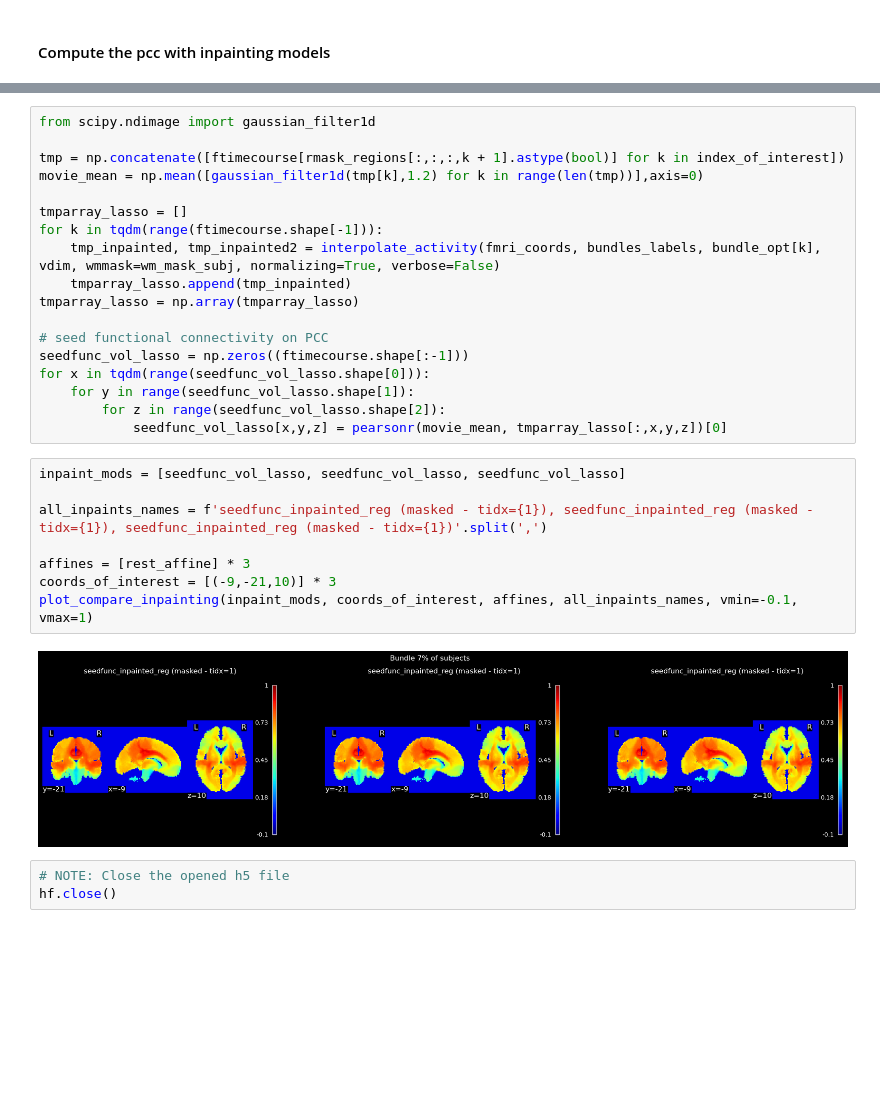
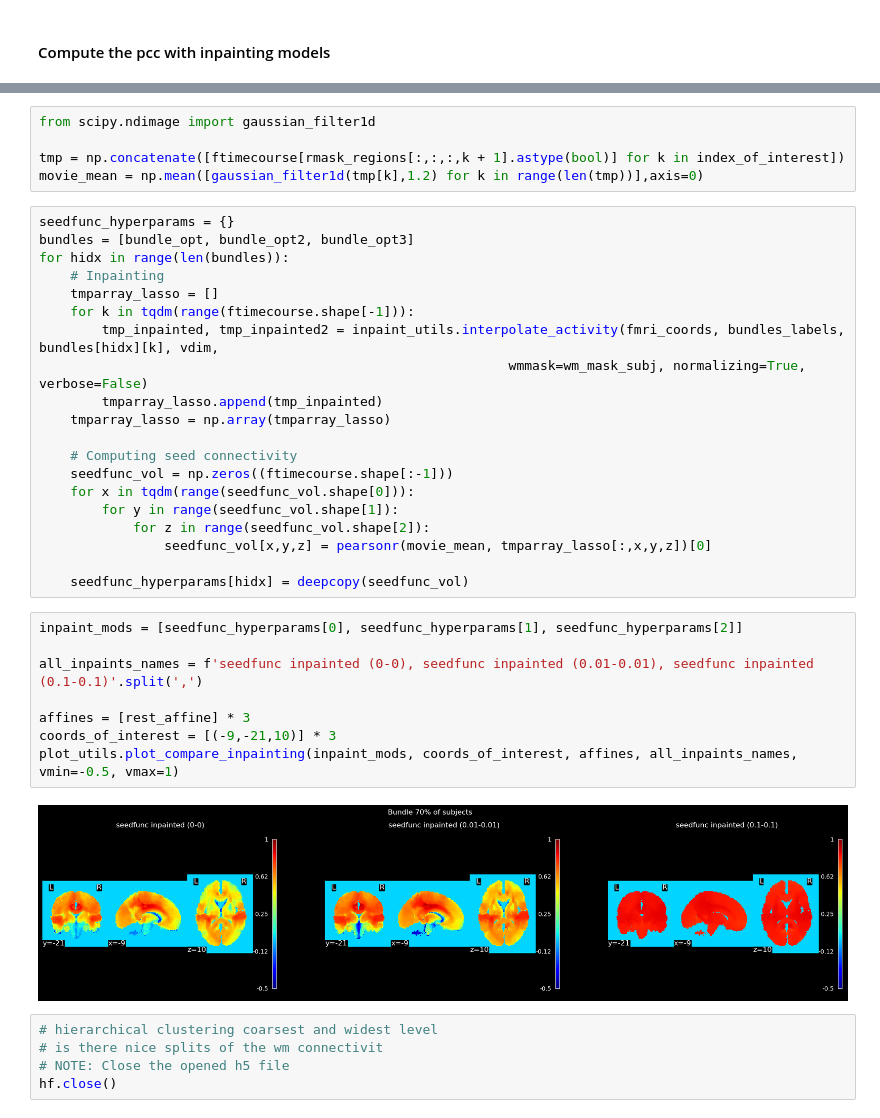
Before and after one commit to miki998/structural_wminpainting, a Jupyter notebook: notebooks/inpainting_connectivity_pcc.ipynb, the cells around one changed output, grey strips where cells are left out. Cells and saved outputs as stored; diff of their text form; blank space fills up the shorter version.

```diff
--- a/notebooks/inpainting_connectivity_pcc.ipynb
+++ b/notebooks/inpainting_connectivity_pcc.ipynb
@@ -88,31 +95,40 @@ rmask_regions = rmask_regions_nifti.get_fdata()
+# %%
+from scipy.ndimage import gaussian_filter1d
+
+tmp = np.concatenate([ftimecourse[rmask_regions[:,:,:,k + 1].astype(bool)] for k in index_of_interest])
+movie_mean = np.mean([gaussian_filter1d(tmp[k],1.2) for k in range(len(tmp))],axis=0)
 # %%
-from scipy.ndimage import gaussian_filter1d
+seedfunc_hyperparams = {}
+bundles = [bundle_opt, bundle_opt2, bundle_opt3]
+for hidx in range(len(bundles)):
+    # Inpainting
+    tmparray_lasso = []
+    for k in tqdm(range(ftimecourse.shape[-1])):
+        tmp_inpainted, tmp_inpainted2 = inpaint_utils.interpolate_activity(fmri_coords, bundles_labels, bundles[hidx][k], vdim,
+                                                            wmmask=wm_mask_subj, normalizing=True, verbose=False)
+        tmparray_lasso.append(tmp_inpainted)
+    tmparray_lasso = np.array(tmparray_lasso)
 
-tmp = np.concatenate([ftimecourse[rmask_regions[:,:,:,k + 1].astype(bool)] for k in index_of_interest])
-movie_mean = np.mean([gaussian_filter1d(tmp[k],1.2) for k in range(len(tmp))],axis=0)
+    # Computing seed connectivity
+    seedfunc_vol = np.zeros((ftimecourse.shape[:-1]))
+    for x in tqdm(range(seedfunc_vol.shape[0])):
+        for y in range(seedfunc_vol.shape[1]):
+            for z in range(seedfunc_vol.shape[2]):
+                seedfunc_vol[x,y,z] = pearsonr(movie_mean, tmparray_lasso[:,x,y,z])[0]
 
-tmparray_lasso = []
-for k in tqdm(range(ftimecourse.shape[-1])):
-    tmp_inpainted, tmp_inpainted2 = interpolate_activity(fmri_coords, bundles_labels, bundle_opt[k], vdim, wmmask=wm_mask_subj, normalizing=True, verbose=False)
-    tmparray_lasso.append(tmp_inpainted)
-tmparray_lasso = np.array(tmparray_lasso)
-
-# seed functional connectivity on PCC
-seedfunc_vol_lasso = np.zeros((ftimecourse.shape[:-1]))
-for x in tqdm(range(seedfunc_vol_lasso.shape[0])):
-    for y in range(seedfunc_vol_lasso.shape[1]):
-        for z in range(seedfunc_vol_lasso.shape[2]):
-            seedfunc_vol_lasso[x,y,z] = pearsonr(movie_mean, tmparray_lasso[:,x,y,z])[0]
+    seedfunc_hyperparams[hidx] = deepcopy(seedfunc_vol)
 # %%
-inpaint_mods = [seedfunc_vol_lasso, seedfunc_vol_lasso, seedfunc_vol_lasso]
+inpaint_mods = [seedfunc_hyperparams[0], seedfunc_hyperparams[1], seedfunc_hyperparams[2]]
 
-all_inpaints_names = f'seedfunc_inpainted_reg (masked - tidx={1}), seedfunc_inpainted_reg (masked - tidx={1}), seedfunc_inpainted_reg (masked - tidx={1})'.split(',')
+all_inpaints_names = f'seedfunc inpainted (0-0), seedfunc inpainted (0.01-0.01), seedfunc inpainted (0.1-0.1)'.split(',')
 
 affines = [rest_affine] * 3
 coords_of_interest = [(-9,-21,10)] * 3
-plot_compare_inpainting(inpaint_mods, coords_of_interest, affines, all_inpaints_names, vmin=-0.1, vmax=1)
+plot_utils.plot_compare_inpainting(inpaint_mods, coords_of_interest, affines, all_inpaints_names, vmin=-0.5, vmax=1)
 # %% [output]
-[figure, old version]
+[figure, new version]
 # %%
+# hierarchical clustering coarsest and widest level
+# is there nice splits of the wm connectivit
 # NOTE: Close the opened h5 file
 hf.close()
```
Also changed, not shown: parts of 5 cells of this notebook, 8 other files.
